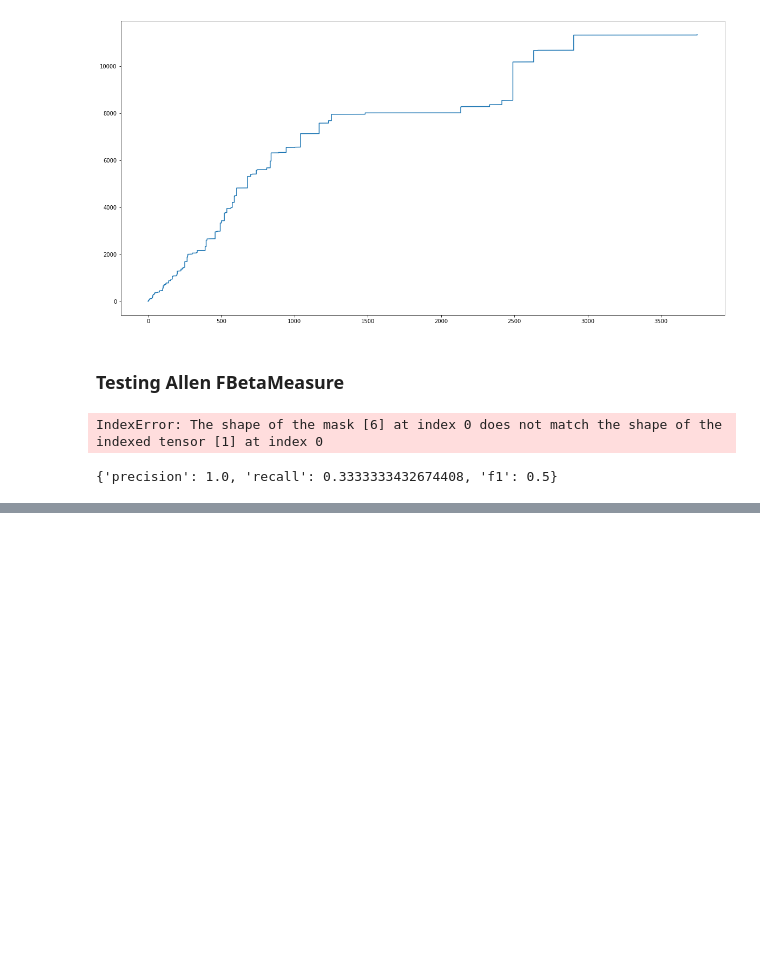
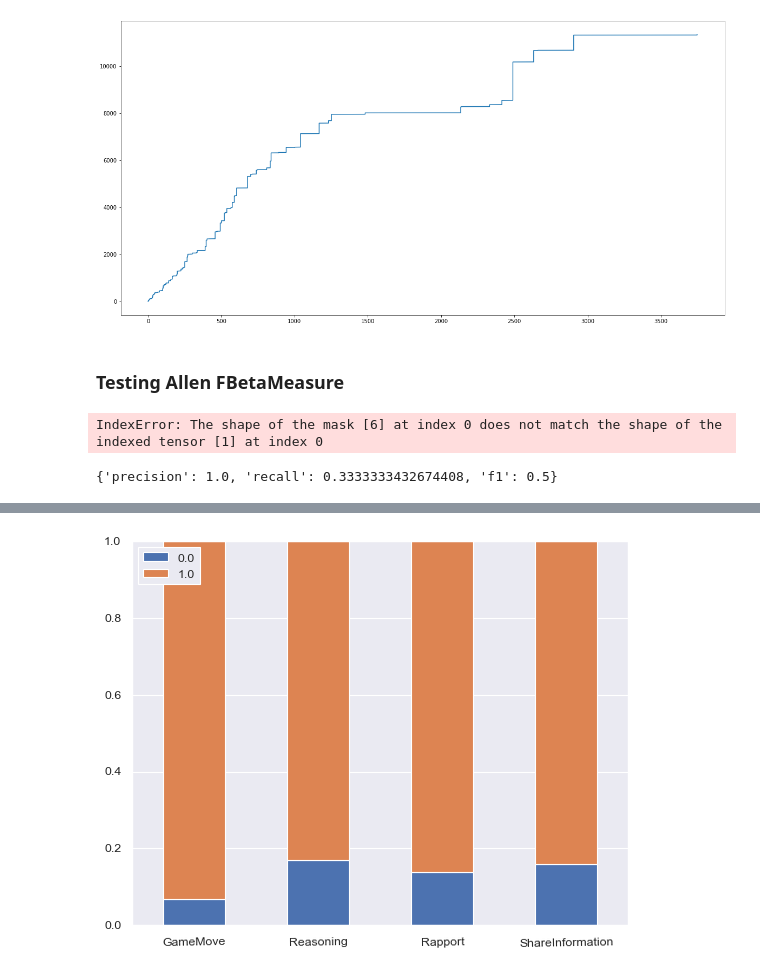
Before and after one commit to quarbby/diplomacy-betrayal, a Jupyter notebook: Analyse_Throughput_WorkTime.ipynb, the cells around one changed output, grey strips where cells are left out. Cells and saved outputs as stored; diff of their text form; code cells hidden in the pictures; blank space fills up the shorter version.

```diff
--- a/Analyse_Throughput_WorkTime.ipynb
+++ b/Analyse_Throughput_WorkTime.ipynb
@@ -56,0 +72,19 @@ f1_measure.get_metric()
+# %%
+sub_df1 = df.groupby(['Answer.1gamemove.yes_label']).size()
+sub_df1 = sub_df1 / sub_df1.sum()
+
+sub_df2 = df.groupby(['Answer.2reasoning.yes_label']).size()
+sub_df2 = sub_df2 / sub_df2.sum()
+
+sub_df3 = df.groupby(['Answer.3rapport.yes_label']).size()
+sub_df3 = sub_df3 / sub_df3.sum()
+
+sub_df4 = df.groupby(['Answer.4shareinformation.yes_label']).size()
+sub_df4 = sub_df4 / sub_df4.sum()
+# %%
+sub_df = pd.concat([sub_df1,sub_df2,sub_df3,sub_df4], keys=['GameMove', 'Reasoning', 'Rapport', 'ShareInformation']).unstack()
+sub_df.plot(kind='bar', stacked=True, rot=1)
+plt.legend(loc=2)
+plt.show()
+# %% [output]
+[figure, added]
```
Also changed, not shown: parts of 4 cells of this notebook, 11 other files.
